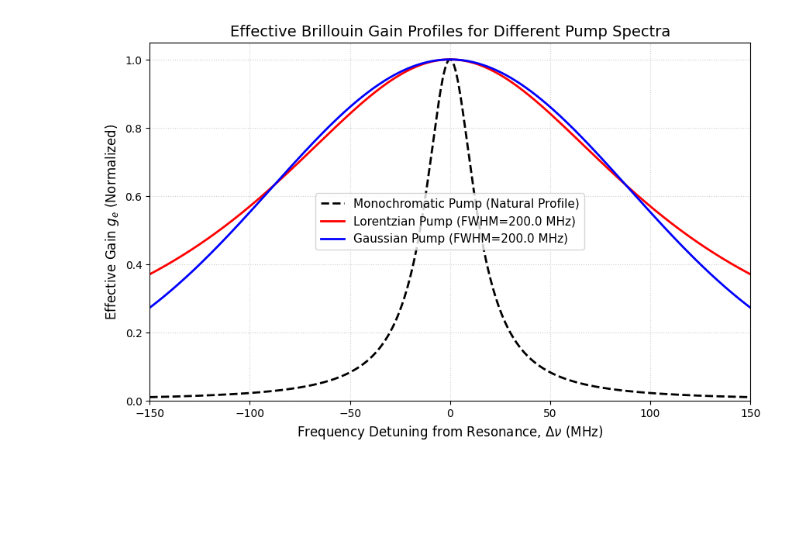
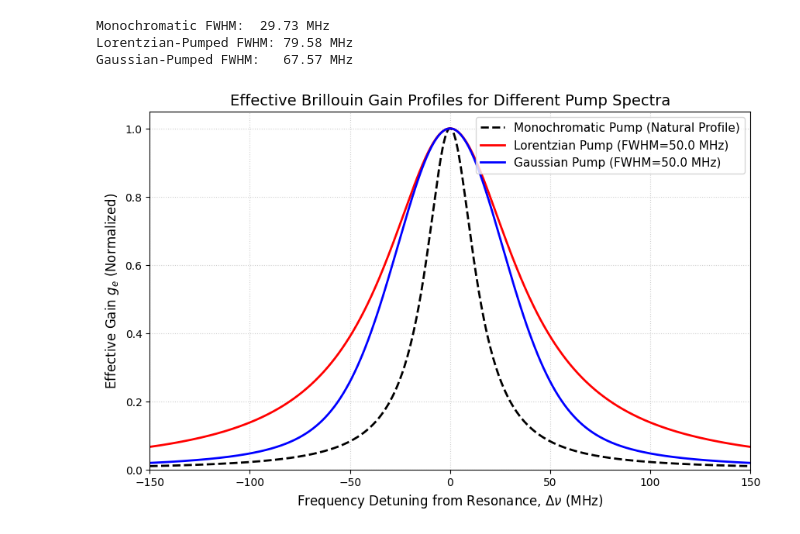
Before and after one commit to ShashankSatishkumar/Lasers, a Jupyter notebook: BGSfordiffpumpprof.ipynb, the cells around one changed output. Saved outputs shown, nothing was run; the diff lists cells and outputs as text; code cells hidden in the pictures; blank space fills up the shorter version.

```diff
--- a/BGSfordiffpumpprof.ipynb
+++ b/BGSfordiffpumpprof.ipynb
@@ -4,6 +4,12 @@
 import numpy as np
 import matplotlib.pyplot as plt
 from scipy.special import wofz
+def fwhm_find(x,y):
+  ymx=np.max(y)
+  ymxh=ymx/2.0
+  ah=np.where(y>=ymxh)[0]
+  fwhm=x[ah[-1]]-x[ah[0]]
+  return fwhm
 def monoprof(dif,gB, Gamma_B):
   return gB*(Gamma_B/2)**2/((Gamma_B/2)**2+dif**2)
 def lor_prof(dif,gB,Gamma_B,pump_w):
@@ -16,32 +22,41 @@ def gaus_prof(dif,gB, Gamma_B,pump_w):
   s_p=pump_w/(2*np.sqrt(2*np.log(2)))
   x = dif/ (np.sqrt(2) * s_p)
   y = Gamma_B / (2 * np.sqrt(2) * s_p)
   z = x + 1j * y
   profile = np.real(wofz(z))
   scaling = gB * np.sqrt(np.pi / 2) * (Gamma_B / (2 * s_p))
   r = np.sqrt(2 * np.pi) * s_p
   return scaling * profile*r
 gB_peak=1.0
 Gamma_B=30.0
-pump_w=200.0
+pump_w=50.0
 dif=np.linspace(-150,150,1000)
 mono=monoprof(dif,gB_peak,Gamma_B)
 lor=lor_prof(dif,gB_peak,Gamma_B,pump_w)
 gaus=gaus_prof(dif,gB_peak,Gamma_B,pump_w)
 mono=mono/np.max(mono)
 lor=lor/np.max(lor)
 gaus=gaus/np.max(gaus)
+gaus_fwhm=fwhm_find(dif,gaus)
+lor_fwhm=fwhm_find(dif,lor)
+mono_fwhm=fwhm_find(dif,mono)
+print(f"Monochromatic FWHM:  {mono_fwhm:.2f} MHz")
+print(f"Lorentzian-Pumped FWHM: {lor_fwhm:.2f} MHz")
+print(f"Gaussian-Pumped FWHM:   {gaus_fwhm:.2f} MHz")
 plt.figure(figsize=(10, 6))
 plt.plot(dif, mono, 'k--', label='Monochromatic Pump (Natural Profile)', linewidth=2)
 plt.plot(dif, lor, 'r-', label=f'Lorentzian Pump (FWHM={pump_w} MHz)', linewidth=2)
 plt.plot(dif, gaus, 'b-', label=f'Gaussian Pump (FWHM={pump_w} MHz)', linewidth=2)
 plt.title('Effective Brillouin Gain Profiles for Different Pump Spectra', fontsize=14)
 plt.xlabel('Frequency Detuning from Resonance, $\Delta\\nu$ (MHz)', fontsize=12)
 plt.ylabel('Effective Gain $g_e$ (Normalized)', fontsize=12)
 plt.grid(True, linestyle=':', alpha=0.6)
 plt.legend(fontsize=11)
 plt.xlim([-150, 150])
 plt.ylim([0, 1.05])
 plt.show()
 # %% [output]
+Monochromatic FWHM:  29.73 MHz
+Lorentzian-Pumped FWHM: 79.58 MHz
+Gaussian-Pumped FWHM:   67.57 MHz
-[figure, old version]
+[figure, new version]
```
